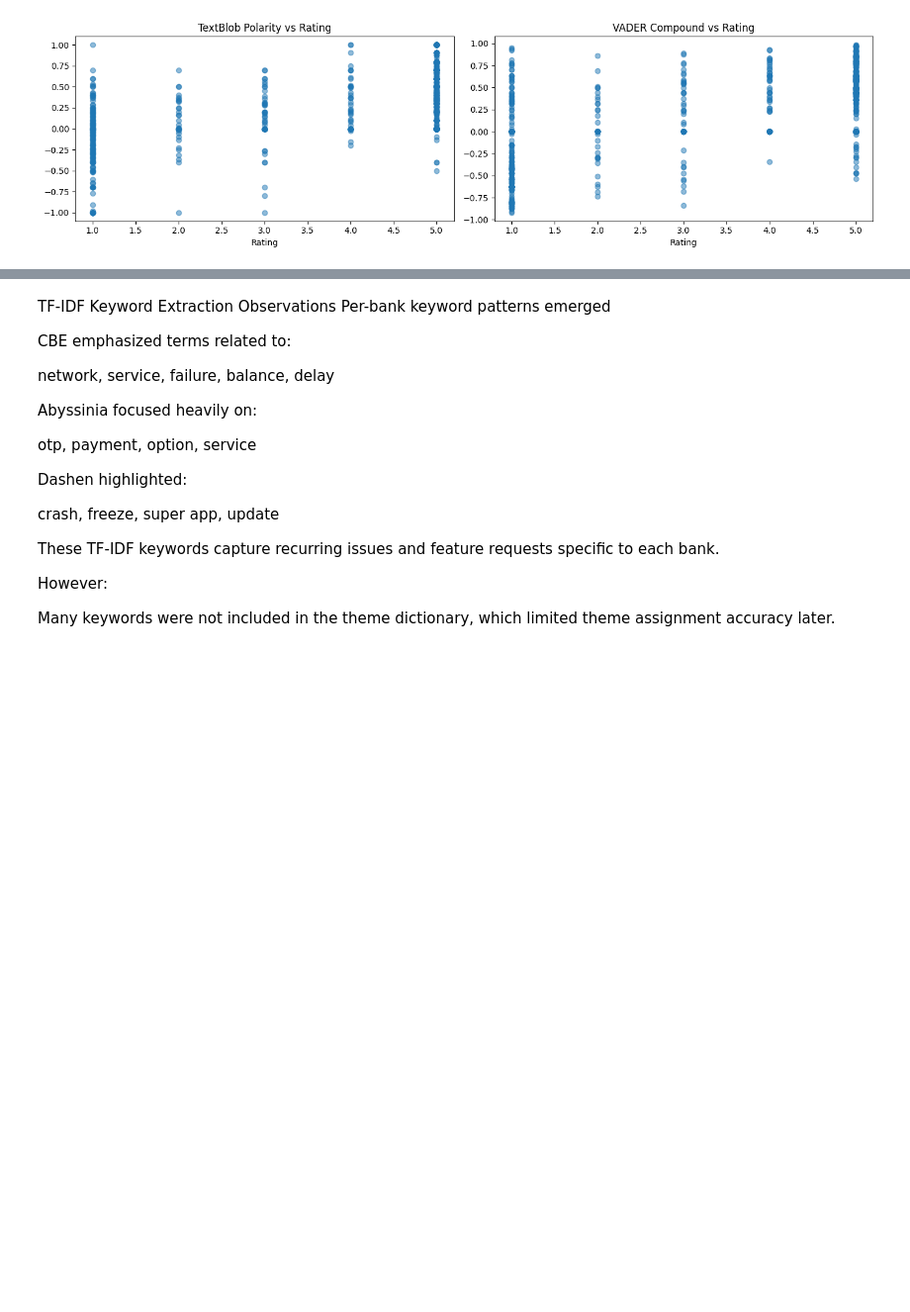
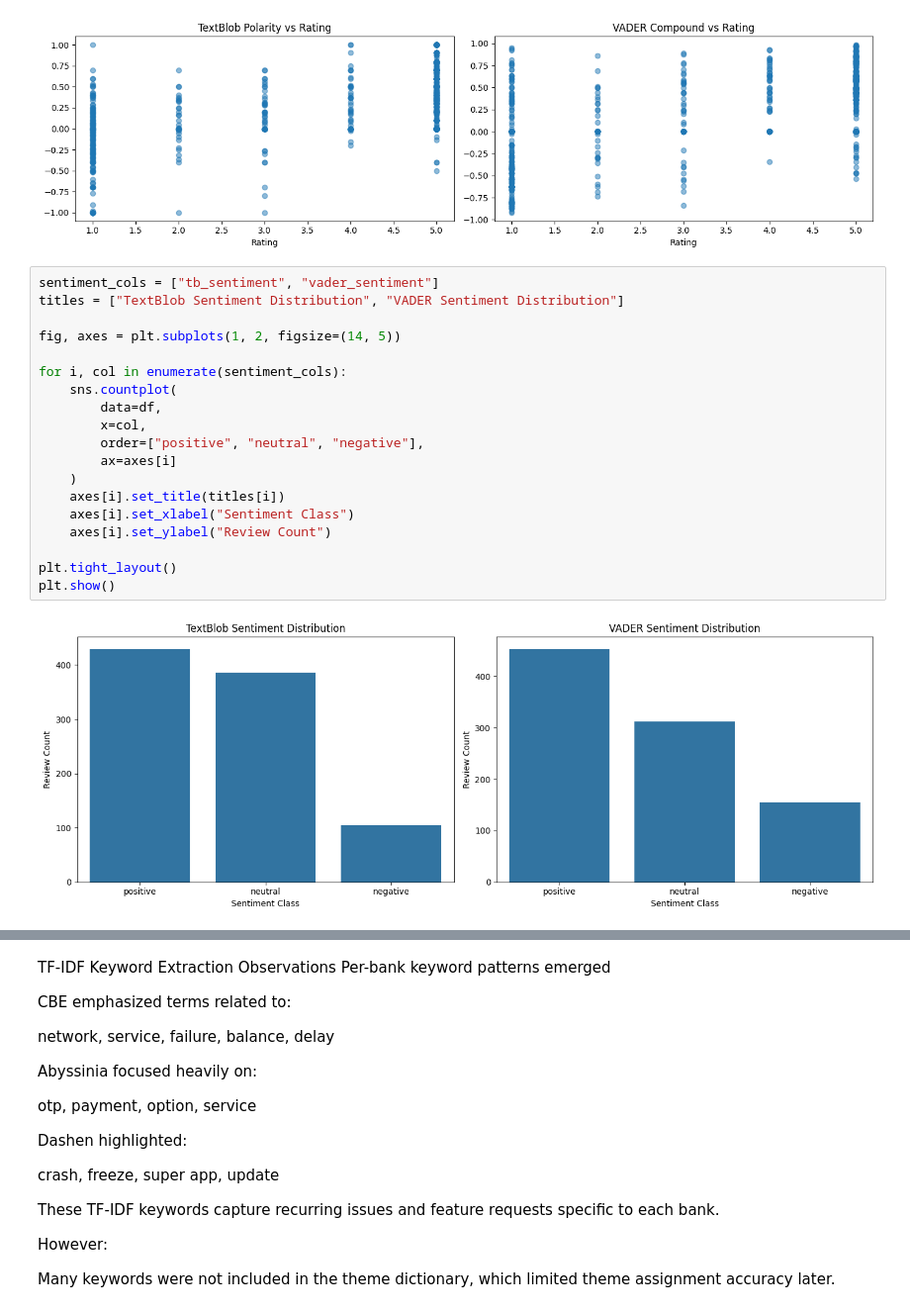
Before and after one commit to abenezer4/bank-reviews-analytics, a Jupyter notebook: notebooks/task_2.ipynb, the cells around one changed output, grey strips where cells are left out. Shown: that part at 99% size. Cells and saved outputs as stored; diff of their text form; blank space fills up the shorter version.

```diff
--- a/notebooks/task_2.ipynb
+++ b/notebooks/task_2.ipynb
@@ -95,3 +95,24 @@ plt.tight_layout()
 plt.show()
 # %% [output]
 [figure]
+# %%
+sentiment_cols = ["tb_sentiment", "vader_sentiment"]
+titles = ["TextBlob Sentiment Distribution", "VADER Sentiment Distribution"]
+
+fig, axes = plt.subplots(1, 2, figsize=(14, 5))
+
+for i, col in enumerate(sentiment_cols):
+    sns.countplot(
+        data=df,
+        x=col,
+        order=["positive", "neutral", "negative"],
+        ax=axes[i]
+    )
+    axes[i].set_title(titles[i])
+    axes[i].set_xlabel("Sentiment Class")
+    axes[i].set_ylabel("Review Count")
+
+plt.tight_layout()
+plt.show()
+# %% [output]
+[figure, added]
```
Also changed, not shown: parts of 14 cells of this notebook, 5 other files.
